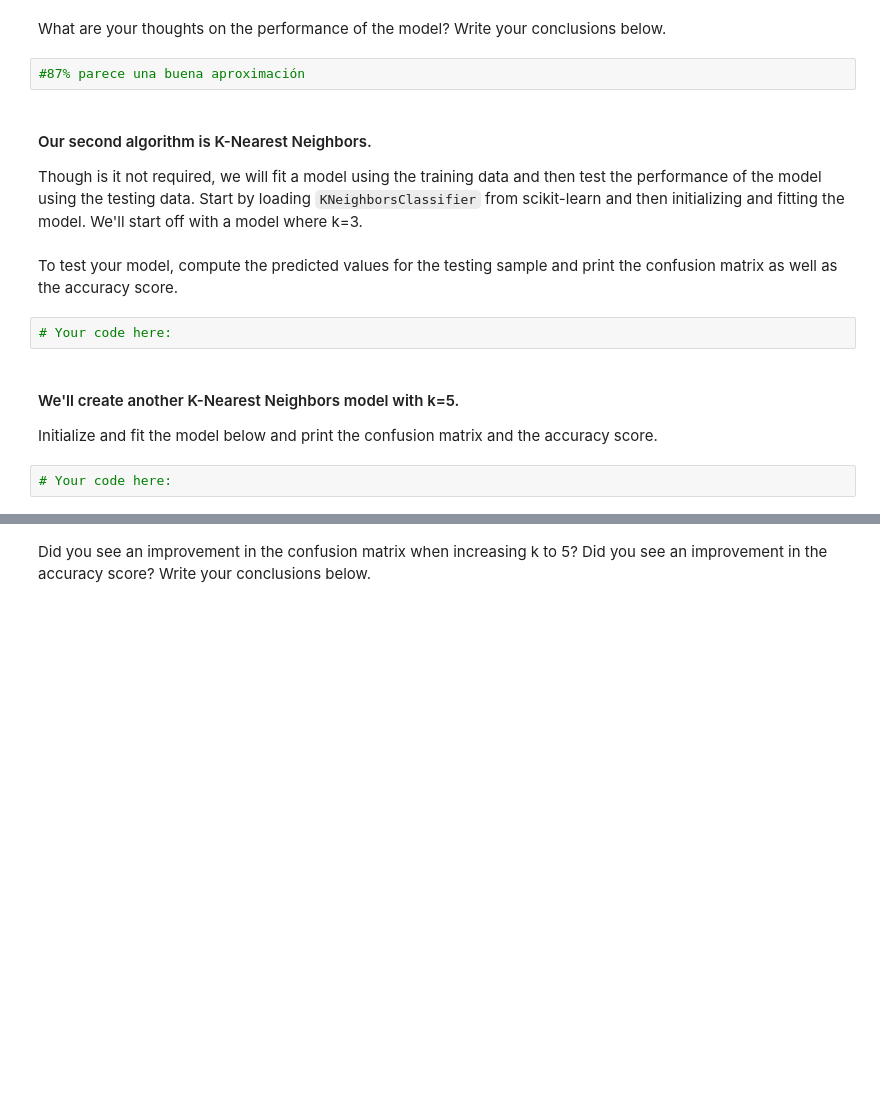
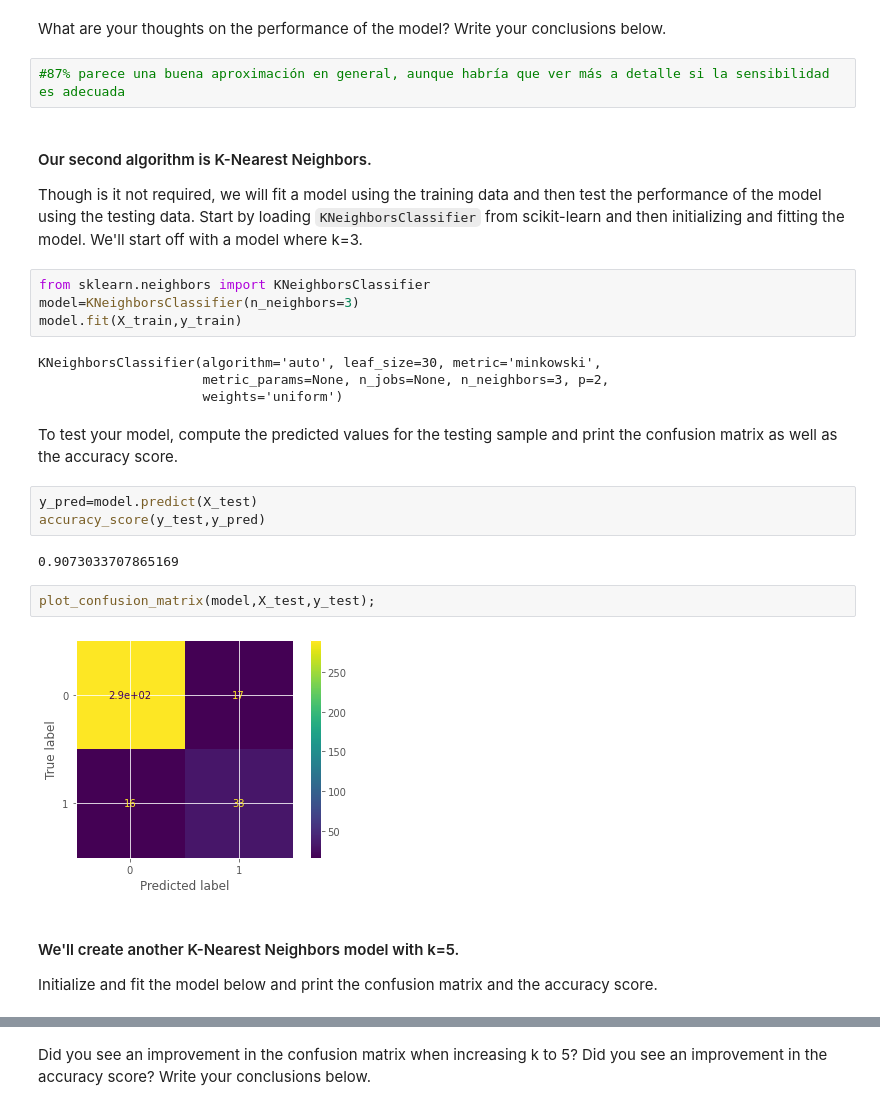
Before and after one commit to ta-data-mexpt/lab-supervised-learning, a Jupyter notebook: your-code/main.ipynb, the cells around one changed output, grey strips where cells are left out. Cells and saved outputs as stored; diff of their text form; blank space fills up the shorter version.

```diff
--- a/your-code/main.ipynb
+++ b/your-code/main.ipynb
@@ -495,18 +494,31 @@ accuracy_score(y_test,y_pred)
 # %% [markdown]
 What are your thoughts on the performance of the model? Write your conclusions below.
 # %%
-#87% parece una buena aproximación
+#87% parece una buena aproximación en general, aunque habría que ver más a detalle si la sensibilidad es adecuada
 # %% [markdown]
 #### Our second algorithm is K-Nearest Neighbors.
 
 Though is it not required, we will fit a model using the training data and then test the performance of the model using the testing data. Start by loading `KNeighborsClassifier` from scikit-learn and then initializing and fitting the model. We'll start off with a model where k=3.
+# %%
+from sklearn.neighbors import KNeighborsClassifier
+model=KNeighborsClassifier(n_neighbors=3)
+model.fit(X_train,y_train)
+# %% [output]
+KNeighborsClassifier(algorithm='auto', leaf_size=30, metric='minkowski',
+                     metric_params=None, n_jobs=None, n_neighbors=3, p=2,
+                     weights='uniform')
 # %% [markdown]
 To test your model, compute the predicted values for the testing sample and print the confusion matrix as well as the accuracy score.
-# %%
-# Your code here:
+# %%
+y_pred=model.predict(X_test)
+accuracy_score(y_test,y_pred)
+# %% [output]
+0.9073033707865169
+# %%
+plot_confusion_matrix(model,X_test,y_test);
+# %% [output]
+[figure, added]
 # %% [markdown]
 #### We'll create another K-Nearest Neighbors model with k=5.
 
 Initialize and fit the model below and print the confusion matrix and the accuracy score.
-# %%
-# Your code here:
```
Also changed, not shown: parts of 7 cells of this notebook.
